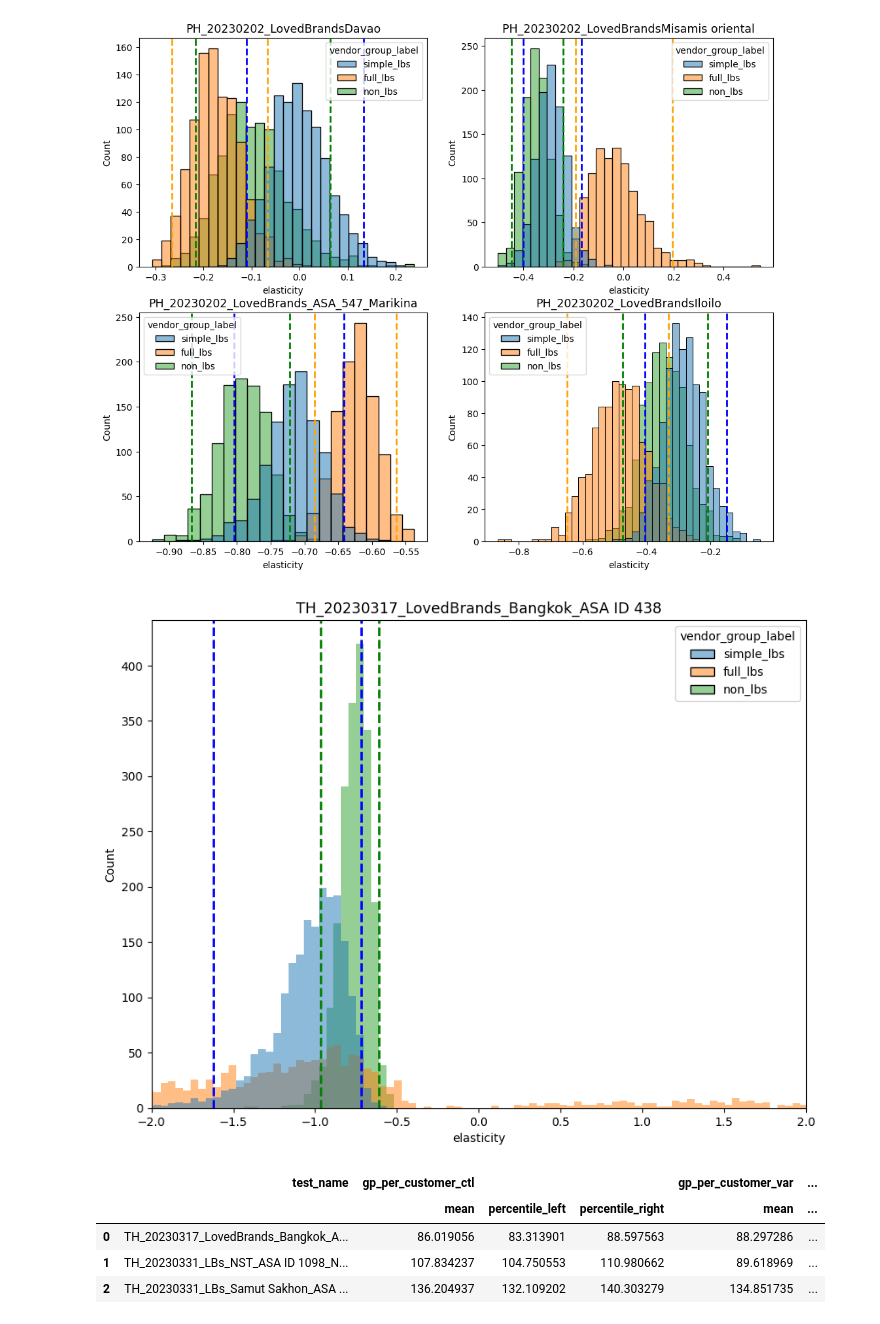
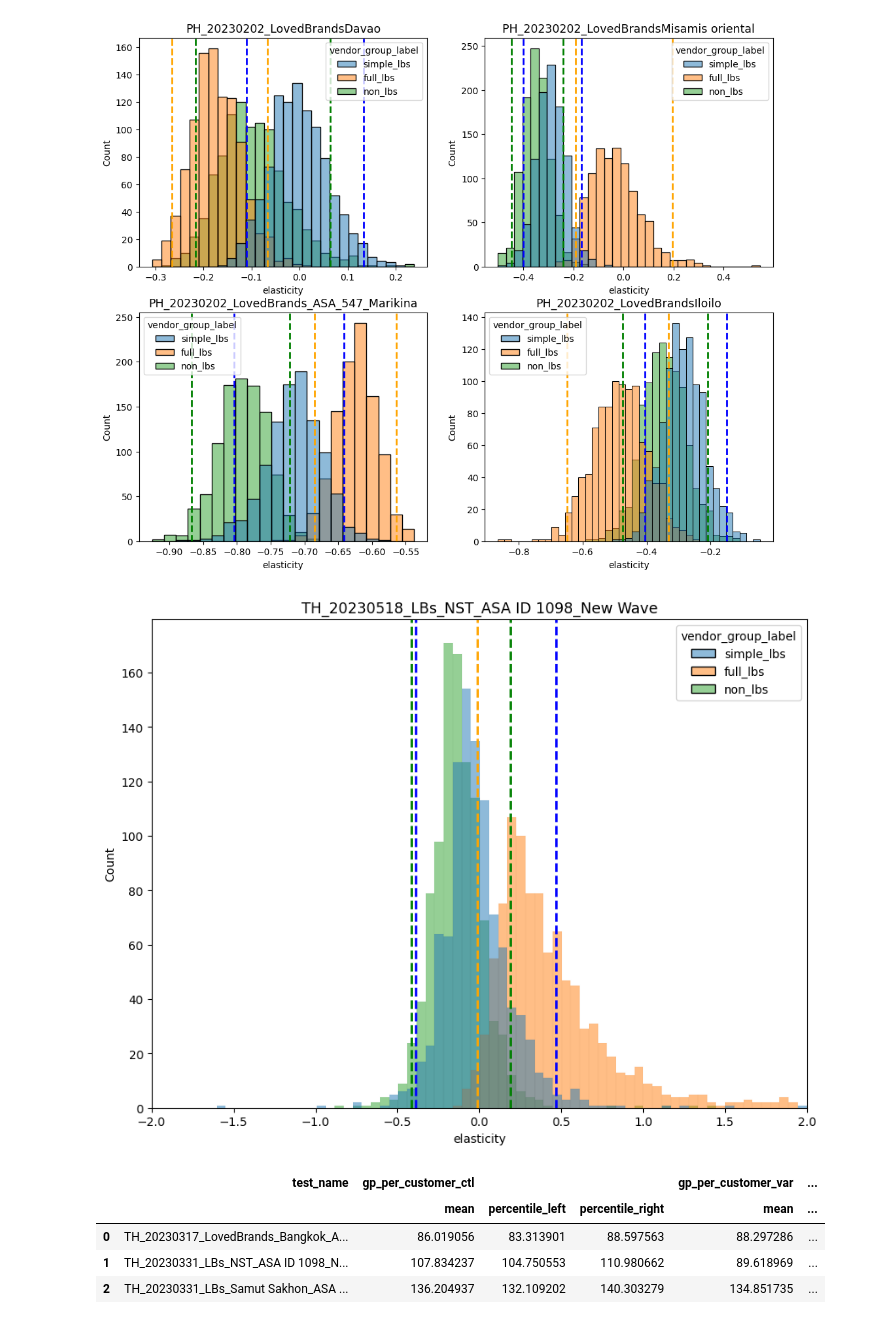
Before and after one commit to omar-elmaria/bootstrap_analysis, a Jupyter notebook: bootstrap_analysis.ipynb, the cells around one changed output. Cells and saved outputs as stored; diff of their text form; code cells hidden in the pictures.

Commit message:
change queries to new project

```diff
--- a/bootstrap_analysis.ipynb
+++ b/bootstrap_analysis.ipynb
@@ -8,14 +8,14 @@ import matplotlib.pyplot as plt
 import seaborn as sns
 # %%
 # Declare some global inputs
-test_names = ["TH_20230317_LovedBrands_Bangkok_ASA ID 438", "TH_20230331_LBs_Samut Sakhon_ASA ID 795_New Wave", "TH_20230331_LBs_NST_ASA ID 1098_New Wave"]
-lb_pipeline_run_date = "2023-04-27"
-asa_ids = ["438", "795", "1098"]
+test_names = ["TH_20230518_LBs_NST_ASA ID 1098_New Wave"]
+lb_pipeline_run_date = "2023-06-08"
+asa_ids = ["1098"]
 entity_id = "FP_TH"
 lb_designated_tg = "Target Group 1" # Depending on whether or not there are conditions in the test, the Loved Brands can be in other target groups different from TG1
 nlb_designated_tg = "Target Group 2" # Depending on whether or not there are conditions in the test, the non-Loved Brands can be in other target groups different from TG2
-ela_var = "Variation5" # Elasticity variant in the test
-num_bootstrap_samples = 2000 # Number of data points to have on the histogram
+ela_var = "Variation4" # Elasticity variant in the test
+num_bootstrap_samples = 1000 # Number of data points to have on the histogram
 cl = 0.95
 left_threshold = round((1 - cl) / 2, 4)
 right_threshold = round((1 - (1 - cl) / 2), 4)
@@ -24,14 +24,14 @@ right_threshold = round((1 - (1 - cl) / 2), 4)
 df_test_asa = pd.DataFrame({"test_name": test_names, "asa_id_of_test": asa_ids})
 # %%
 # Instantiate the BQ client
-client = bigquery.Client(project="dh-logistics-product-ops")
+client = bigquery.Client(project="logistics-customer-staging")
 bqstorage_client = bigquery_storage.BigQueryReadClient()
 # %%
 # Query the test data and join the resulting data frame with df_test_asa
 df_test_data = client.query(
     query=f"""
-        SELECT * FROM `dh-logistics-product-ops.pricing.ab_test_individual_orders_cleaned_lb_rollout_tests`
-        WHERE test_name IN ('{"', '".join(test_names)}')
+        SELECT * FROM `logistics-data-storage-staging.long_term_pricing.ab_test_individual_orders_cleaned_lb_rollout_tests`
+        WHERE test_name IN ('{"', '".join(test_names)}') AND created_date_utc >= DATE("2023-06-01")
     """
 ).result().to_dataframe(bqstorage_client=bqstorage_client, progress_bar_type="tqdm")
 
@@ -40,7 +40,7 @@ df_test_data = pd.merge(left=df_test_data, right=df_test_asa, how="left", on="te
 # Query the Loved Brands based on the last pipeline run
 df_lb_pipeline = client.query(
     query=f"""
-        SELECT * FROM `dh-logistics-product-ops.pricing.final_vendor_list_all_data_loved_brands_scaled_code`
+        SELECT * FROM `logistics-data-storage-staging.long_term_pricing.final_vendor_list_all_data_loved_brands_scaled_code`
         WHERE TRUE
             AND DATE(update_timestamp) = DATE("{lb_pipeline_run_date}")
             AND asa_id IN ({', '.join(asa_ids)})
@@ -219,35 +223,35 @@ for idx, tst in enumerate(test_names):
 fig, axes = plt.subplots(figsize = (10,7.5))
 def plot_func_single(test_name):
     sns.histplot(data=df_sim_results[df_sim_results["test_name"] == test_name], x="elasticity", hue="vendor_group_label")
     percentile_left_flbs = df_stats[(df_stats["test_name"] == test_name) & (df_stats["vendor_group_label"] == "full_lbs")]\
         ["elasticity"].reset_index(drop=True)["percentile_left"][0]
     percentile_left_nlbs = df_stats[(df_stats["test_name"] == test_name) & (df_stats["vendor_group_label"] == "non_lbs")]["elasticity"]\
         .reset_index(drop=True)["percentile_left"][0]
     percentile_left_slbs = df_stats[(df_stats["test_name"] == test_name) & (df_stats["vendor_group_label"] == "simple_lbs")]["elasticity"]\
         .reset_index(drop=True)["percentile_left"][0]
 
     percentile_right_flbs = df_stats[(df_stats["test_name"] == test_name) & (df_stats["vendor_group_label"] == "full_lbs")]["elasticity"]\
         .reset_index(drop=True)["percentile_right"][0]
     percentile_right_nlbs = df_stats[(df_stats["test_name"] == test_name) & (df_stats["vendor_group_label"] == "non_lbs")]["elasticity"]\
         .reset_index(drop=True)["percentile_right"][0]
     percentile_right_slbs = df_stats[(df_stats["test_name"] == test_name) & (df_stats["vendor_group_label"] == "simple_lbs")]["elasticity"]\
         .reset_index(drop=True)["percentile_right"][0]
 
     axes.axvline(x = percentile_left_flbs, ymin=0, ymax=1, color = "orange", linestyle="--", linewidth=2)
     axes.axvline(x = percentile_left_nlbs, ymin=0, ymax=1, color = "green", linestyle="--", linewidth=2)
     axes.axvline(x = percentile_left_slbs, ymin=0, ymax=1, color = "blue", linestyle="--", linewidth=2)
     axes.axvline(x = percentile_right_flbs, ymin=0, ymax=1, color = "orange", linestyle="--", linewidth=2)
     axes.axvline(x = percentile_right_nlbs, ymin=0, ymax=1, color = "green", linestyle="--", linewidth=2)
     axes.axvline(x = percentile_right_slbs, ymin=0, ymax=1, color = "blue", linestyle="--", linewidth=2)
     axes.set_xlim((-2,2))
     axes.set_title(test_name, size = 12.5)
 
 # Plot the graph
-plot_func_single(test_name="TH_20230317_LovedBrands_Bangkok_ASA ID 438")
+plot_func_single(test_name="TH_20230518_LBs_NST_ASA ID 1098_New Wave")
 # plot_func_single(test_name="TH_20230331_LBs_Samut Sakhon_ASA ID 795_New Wave")
 # plot_func_single(test_name="TH_20230331_LBs_NST_ASA ID 1098_New Wave")
 # %% [output]
-[figure, old version]
+[figure, new version]
 # %%
 # Run the bootstrapping function sequentially
 df_kpi_sim_results = []
```
Also changed, not shown: parts of 3 cells of this notebook.
